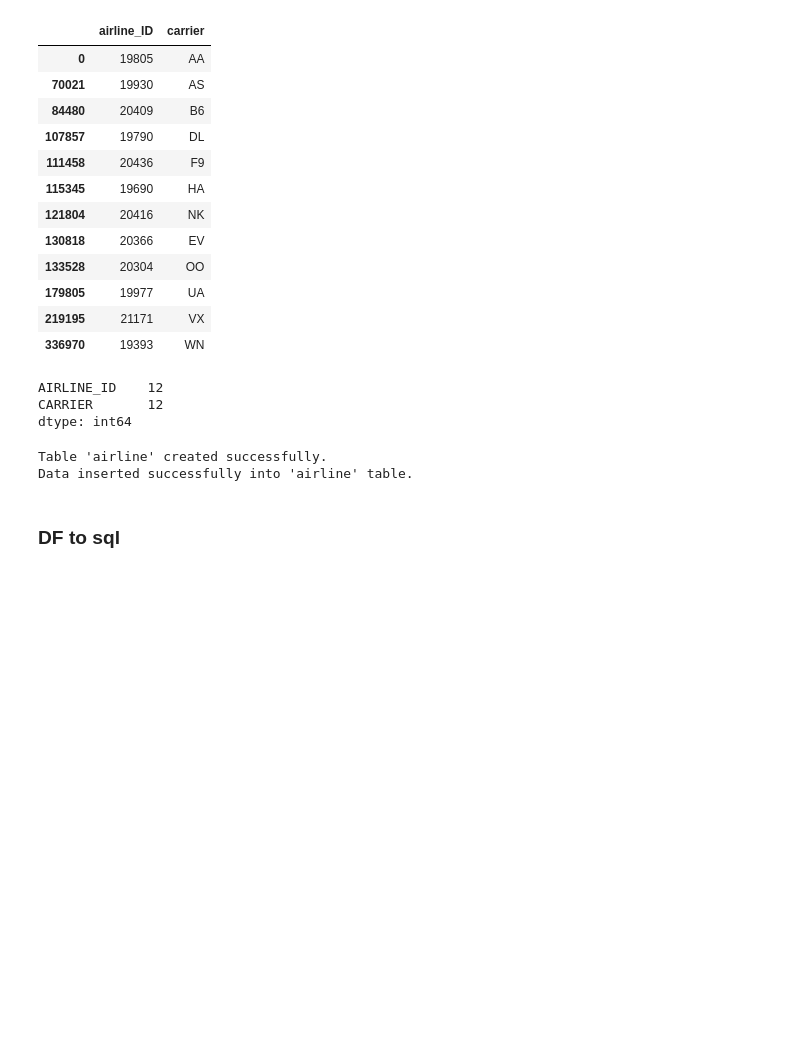
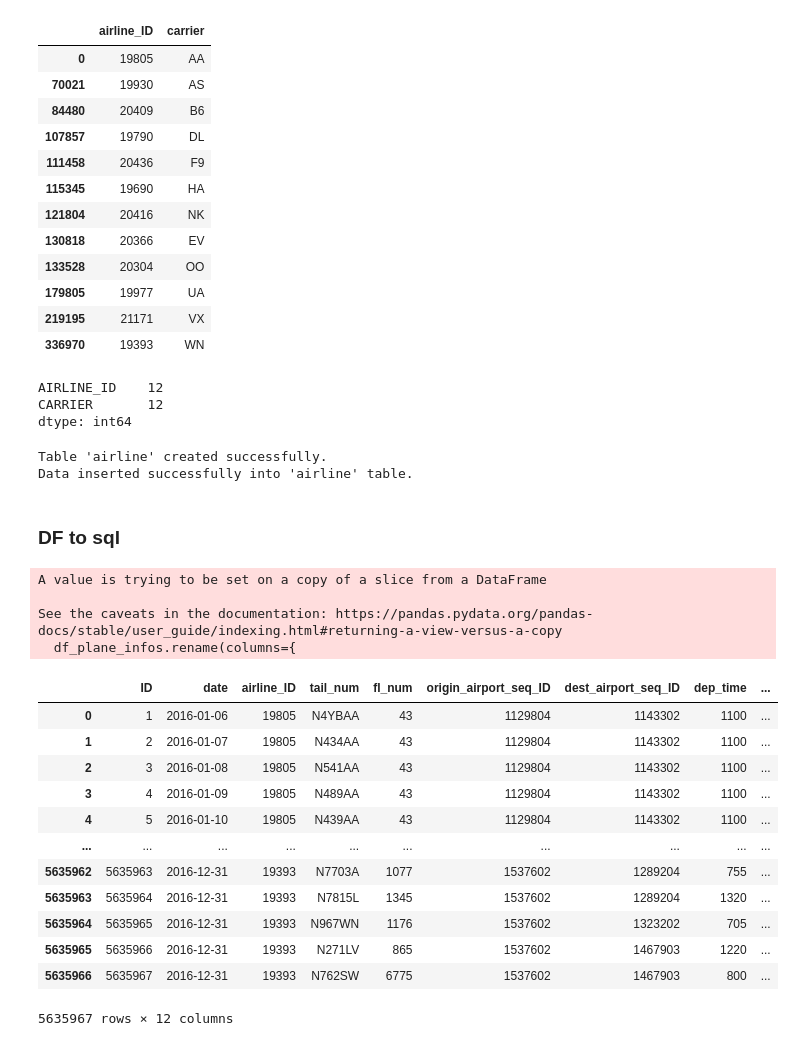
Before and after one commit to adibk/flight_delay_prediction, a Jupyter notebook: ipynb/to_sql.ipynb, the cells around one changed output. Saved outputs shown, nothing was run; the diff lists cells and outputs as text; code cells hidden in the pictures; blank space fills up the shorter version.

```diff
--- a/ipynb/to_sql.ipynb
+++ b/ipynb/to_sql.ipynb
@@ -475,0 +490,35 @@ df['id'] = df.index + 1
+# %%
+df_plane_infos.rename(columns={
+    'FL_DATE': 'date',
+    'AIRLINE_ID': 'airline_ID',
+    'TAIL_NUM': 'tail_num',
+    'FL_NUM': 'fl_num',
+    'ORIGIN_AIRPORT_SEQ_ID': 'origin_airport_seq_ID',
+    'DEST_AIRPORT_SEQ_ID': 'dest_airport_seq_ID',
+    'CRS_DEP_TIME': 'dep_time',
+    'CRS_ARR_TIME': 'arr_time',
+    'CRS_ELAPSED_TIME': 'duration',
+    'DISTANCE': 'distance',
+    'DISTANCE_GROUP': 'distance_group'
+    }, inplace=True)
+# %% [output]
+A value is trying to be set on a copy of a slice from a DataFrame
+
+See the caveats in the documentation: https://pandas.pydata.org/pandas-docs/stable/user_guide/indexing.html#returning-a-view-versus-a-copy
+  df_plane_infos.rename(columns={
+# %%
+df_plane_infos
+# %% [output]
+|  | ID | date | airline_ID | tail_num | fl_num | origin_airport_seq_ID | dest_airport_seq_ID | dep_time | ... |
+| 0 | 1 | 2016-01-06 | 19805 | N4YBAA | 43 | 1129804 | 1143302 | 1100 | ... |
+| 1 | 2 | 2016-01-07 | 19805 | N434AA | 43 | 1129804 | 1143302 | 1100 | ... |
+| 2 | 3 | 2016-01-08 | 19805 | N541AA | 43 | 1129804 | 1143302 | 1100 | ... |
+| 3 | 4 | 2016-01-09 | 19805 | N489AA | 43 | 1129804 | 1143302 | 1100 | ... |
+| 4 | 5 | 2016-01-10 | 19805 | N439AA | 43 | 1129804 | 1143302 | 1100 | ... |
+| ... | ... | ... | ... | ... | ... | ... | ... | ... | ... |
+| 5635962 | 5635963 | 2016-12-31 | 19393 | N7703A | 1077 | 1537602 | 1289204 | 755 | ... |
+| 5635963 | 5635964 | 2016-12-31 | 19393 | N7815L | 1345 | 1537602 | 1289204 | 1320 | ... |
+| 5635964 | 5635965 | 2016-12-31 | 19393 | N967WN | 1176 | 1537602 | 1323202 | 705 | ... |
+| 5635965 | 5635966 | 2016-12-31 | 19393 | N271LV | 865 | 1537602 | 1467903 | 1220 | ... |
+| 5635966 | 5635967 | 2016-12-31 | 19393 | N762SW | 6775 | 1537602 | 1467903 | 800 | ... |
+5635967 rows × 12 columns
```
Also changed, not shown: parts of 27 cells of this notebook.
